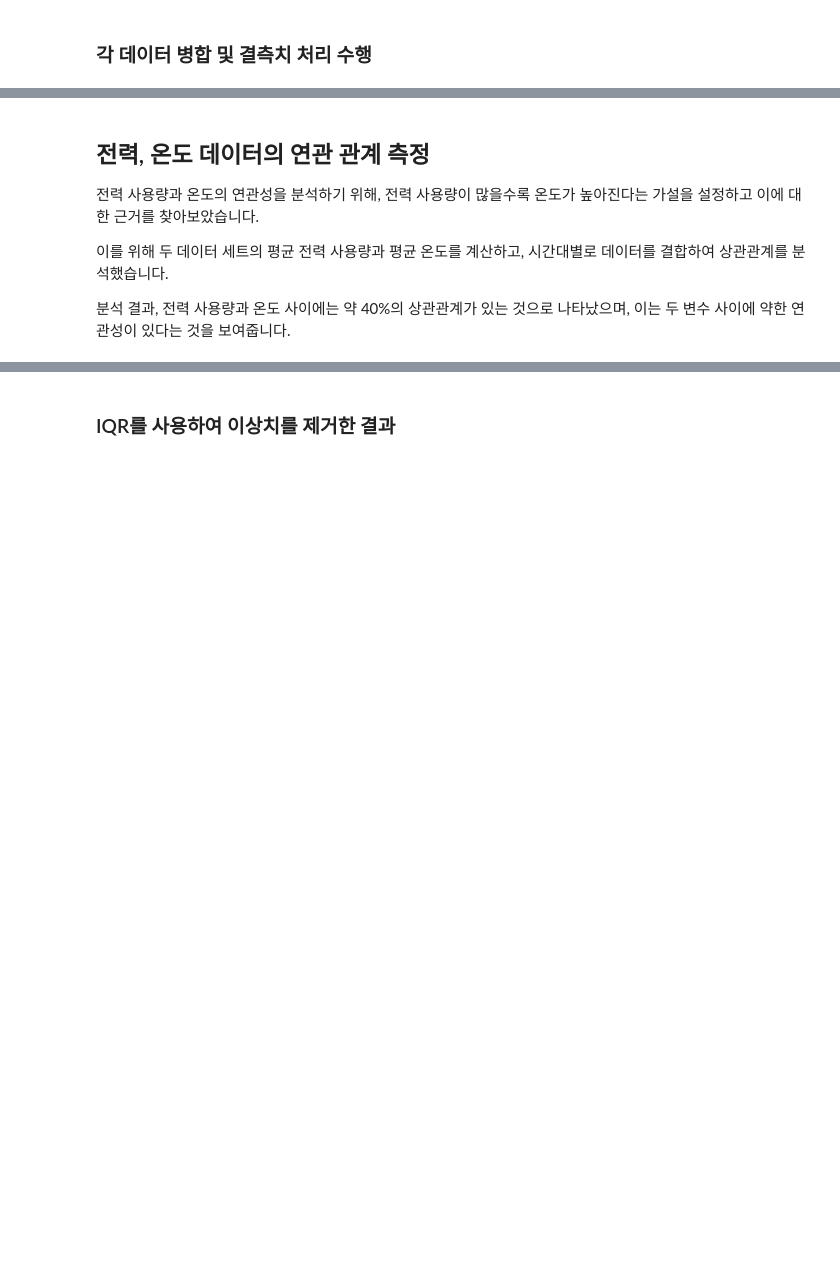
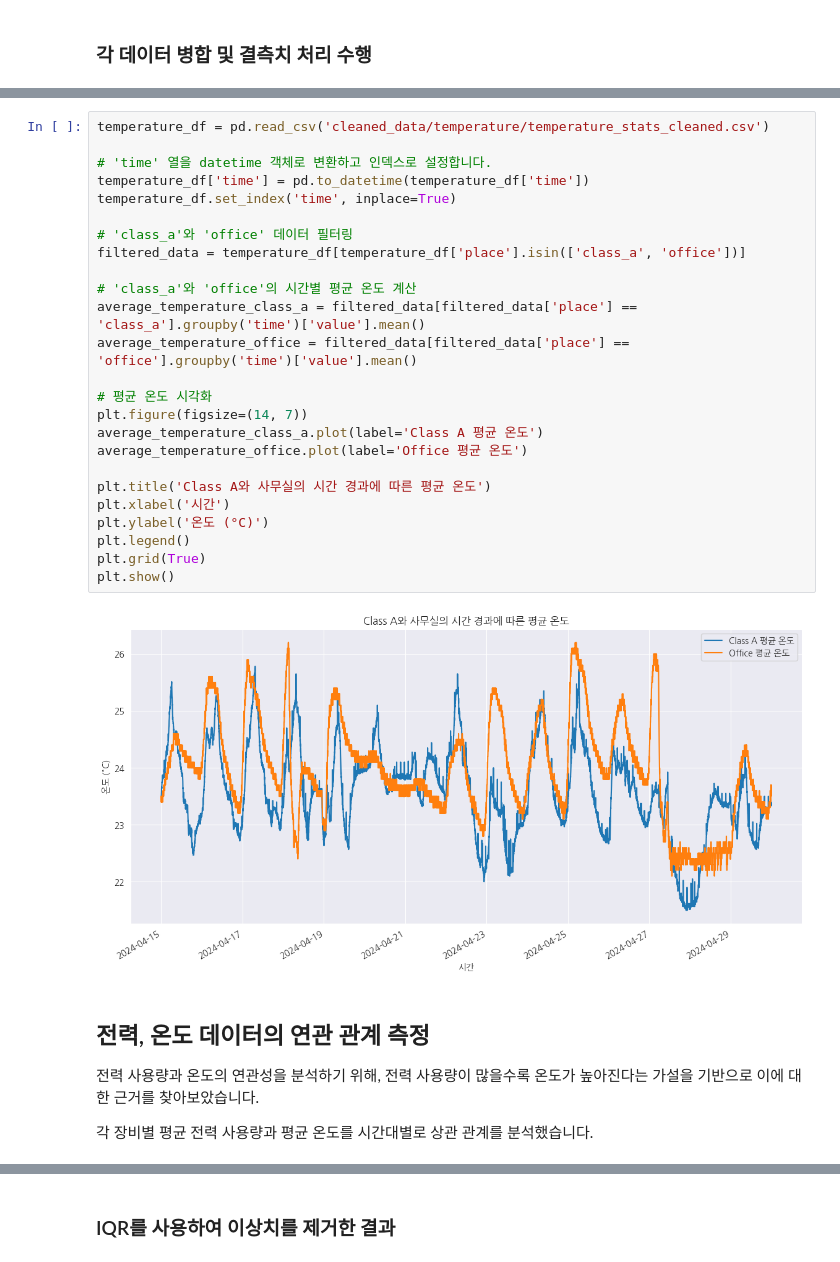
Before and after one commit to Maru375/smoothing_ml, a Jupyter notebook: 데이터 처리 및 CSV변환.ipynb, the cells around one changed output, grey strips where cells are left out. Drawn from its saved outputs; the diff is of its cells as text; blank space fills up the shorter version.

```diff
--- a/데이터 처리 및 CSV변환.ipynb
+++ b/데이터 처리 및 CSV변환.ipynb
@@ -274,7 +305,32 @@ print(stats_values_df.head(2), "\n")
+# %%
+temperature_df = pd.read_csv('cleaned_data/temperature/temperature_stats_cleaned.csv')
+
+# 'time' 열을 datetime 객체로 변환하고 인덱스로 설정합니다.
+temperature_df['time'] = pd.to_datetime(temperature_df['time'])
+temperature_df.set_index('time', inplace=True)
+
+# 'class_a'와 'office' 데이터 필터링
+filtered_data = temperature_df[temperature_df['place'].isin(['class_a', 'office'])]
+
+# 'class_a'와 'office'의 시간별 평균 온도 계산
+average_temperature_class_a = filtered_data[filtered_data['place'] == 'class_a'].groupby('time')['value'].mean()
+average_temperature_office = filtered_data[filtered_data['place'] == 'office'].groupby('time')['value'].mean()
+
+# 평균 온도 시각화
+plt.figure(figsize=(14, 7))
+average_temperature_class_a.plot(label='Class A 평균 온도')
+average_temperature_office.plot(label='Office 평균 온도')
+
+plt.title('Class A와 사무실의 시간 경과에 따른 평균 온도')
+plt.xlabel('시간')
+plt.ylabel('온도 (°C)')
+plt.legend()
+plt.grid(True)
+plt.show()
+# %% [output]
+[figure, added]
 # %% [markdown]
 ## 전력, 온도 데이터의 연관 관계 측정
-전력 사용량과 온도의 연관성을 분석하기 위해, 전력 사용량이 많을수록 온도가 높아진다는 가설을 설정하고 이에 대한 근거를 찾아보았습니다.
+전력 사용량과 온도의 연관성을 분석하기 위해, 전력 사용량이 많을수록 온도가 높아진다는 가설을 기반으로 이에 대한 근거를 찾아보았습니다.
 
-이를 위해 두 데이터 세트의 평균 전력 사용량과 평균 온도를 계산하고, 시간대별로 데이터를 결합하여 상관관계를 분석했습니다.
-
-분석 결과, 전력 사용량과 온도 사이에는 약 40%의 상관관계가 있는 것으로 나타났으며, 이는 두 변수 사이에 약한 연관성이 있다는 것을 보여줍니다.
+각 장비별 평균 전력 사용량과 평균 온도를 시간대별로 상관 관계를 분석했습니다.
```
Also changed, not shown: parts of 26 cells of this notebook, 6 other files.
